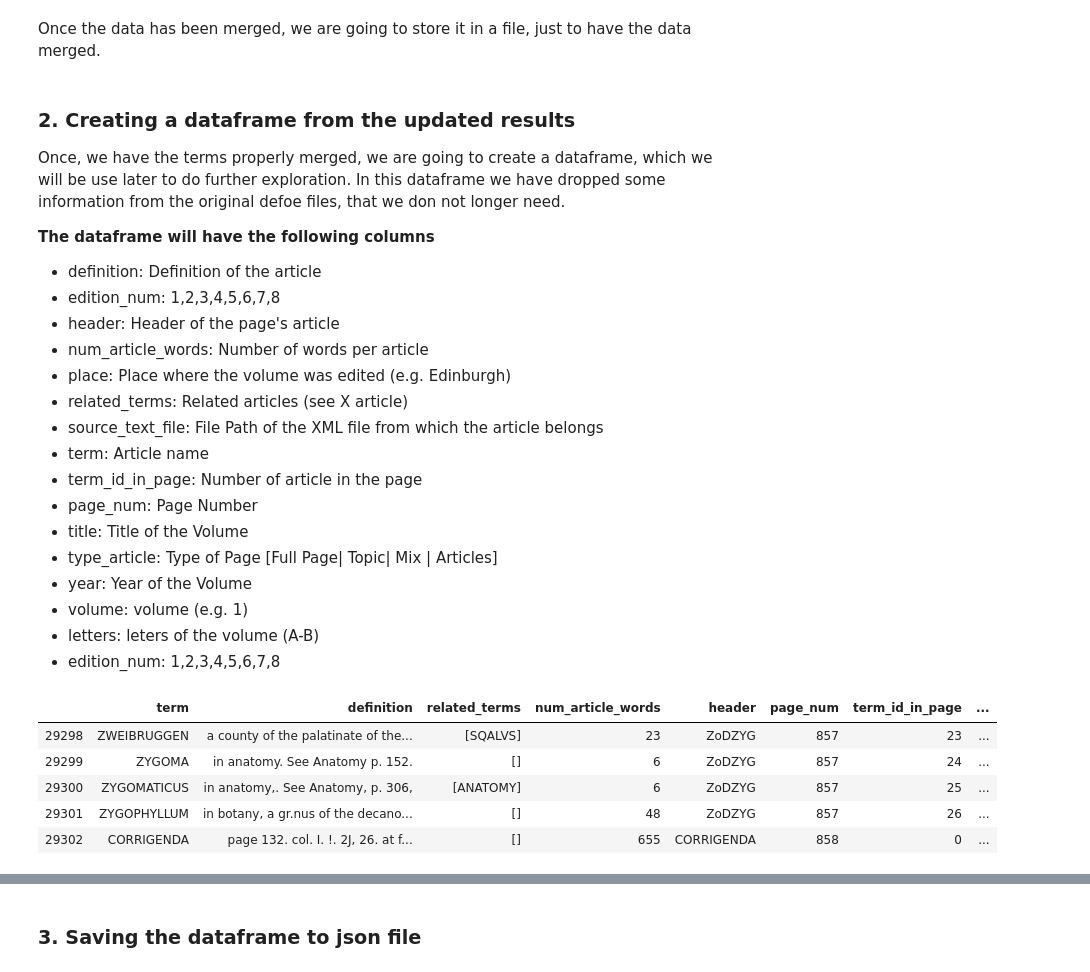
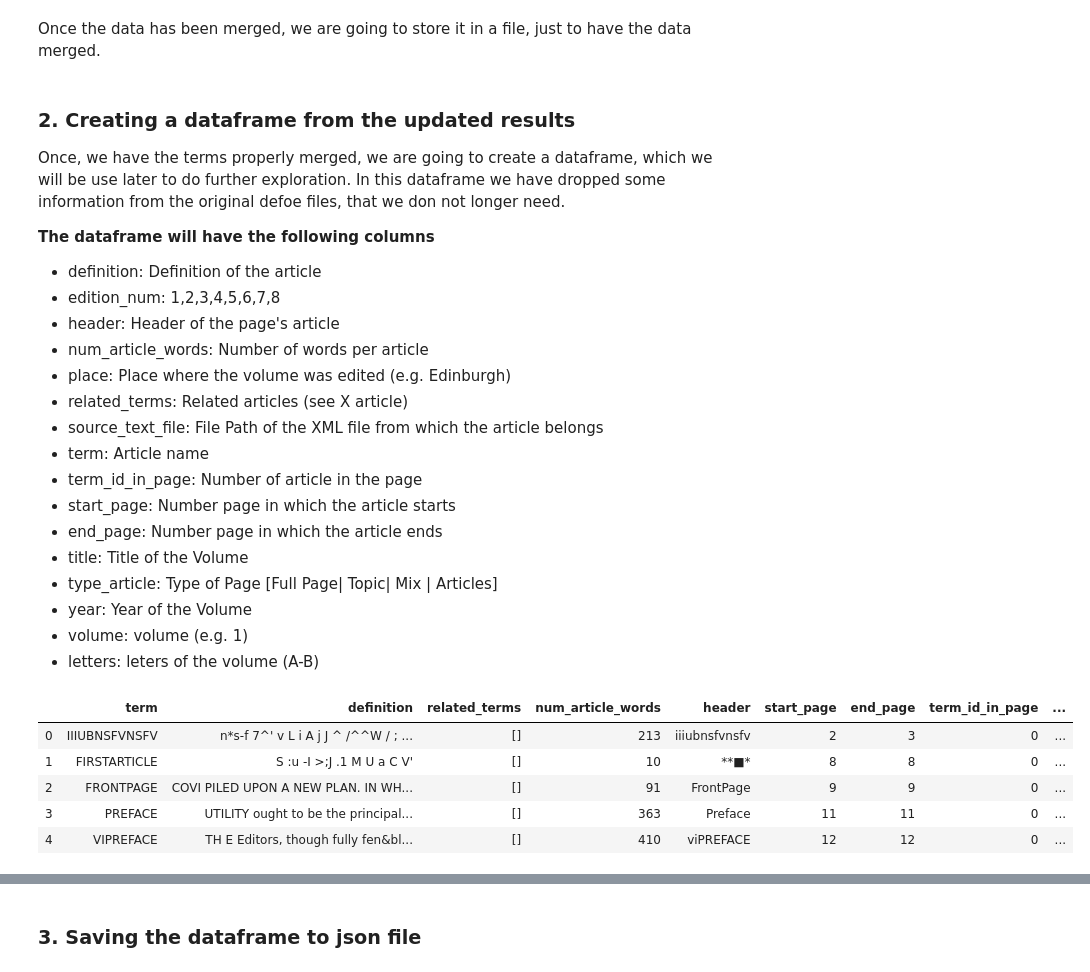
Before and after one commit to francesNLP/frances, a Jupyter notebook: NLS_EB/Merging_EB_Terms.ipynb, the cells around one changed output, grey strips where cells are left out. Cells and saved outputs as stored; diff of their text form; code cells hidden in the pictures.

Commit message:
merging topics and articles

```diff
--- a/NLS_EB/Merging_EB_Terms.ipynb
+++ b/NLS_EB/Merging_EB_Terms.ipynb
@@ -82,6 +84,11 @@ def create_dataframe(query_results):
     df = df[df['term'] != '']
 
     return df
+# %%
+def similar(a, b):
+    a=a.lower()
+    b=b.lower()
+    return SequenceMatcher(None, a, b).ratio()
 # %%
 def create_dataframe_from_file(filename):
     with open('./results_NLS/'+filename, 'r') as f:
@@ -125,7 +132,7 @@ def delete_entries(query_results_updated, eliminate_pages):
                 new_results[edition].append(query_results_updated[edition][page_idx])
     return new_results
 # %%
-def merge_terms(query_results):
+def merge_articles(query_results):
     eliminate_pages={}
     for edition in query_results:
         eliminate_pages[edition]=[]
@@ -152,6 +159,7 @@ def merge_terms(query_results):
                     prev_elements["num_article_words"]+=num_article_words
                     prev_elements["related_terms"]+= related_terms
                     prev_number = int(prev_elements['text_unit_id'].split("Page")[1])
+                    prev_elements["end_page"] = current_page
 
                     for prev_articles_idx in range(page_number_dict[prev_number], page_idx):
 
@@ -167,7 +175,8 @@ def merge_terms(query_results):
 
 
                 eliminate_pages[edition].append(page_idx)
-
+            else:
+                element["end_page"] = current_page
 
     new_results= delete_entries(query_results, eliminate_pages)
 
@@ -182,0 +239,2 @@ query_results_updated =merge_terms(query_results)
+# %%
+query_results_articles =merge_articles(query_results)
@@ -182,0 +243,2 @@ query_results_updated =merge_terms(query_results)
+# %%
+query_results_updated, merged_topics =merge_topics(query_results_articles)
@@ -200,21 +282,21 @@ Once, we have the terms properly merged, we are going to create a dataframe, whi
 - source_text_file:     File Path of the XML file from which the article belongs
 - term:                 Article name
 - term_id_in_page:      Number of article in the page
-- page_num:                 Page Number
+- start_page:           Number page in which the article starts
+- end_page:             Number page in which the article ends
 - title:               Title of the Volume
 - type_article:            Type of Page [Full Page| Topic| Mix | Articles]
 - year:                 Year of the Volume
 - volume:               volume (e.g. 1)
 - letters:              leters of the volume (A-B)
-- edition_num:           1,2,3,4,5,6,7,8
 # %%
 df=create_dataframe(query_results_updated)
 # %%
-df.tail()
+df.head()
 # %% [output]
-|  | term | definition | related_terms | num_article_words | header | page_num | term_id_in_page | ... |
-| 29298 | ZWEIBRUGGEN | a county of the palatinate of the... | [SQALVS] | 23 | ZoDZYG | 857 | 23 | ... |
-| 29299 | ZYGOMA | in anatomy. See Anatomy p. 152. | [] | 6 | ZoDZYG | 857 | 24 | ... |
-| 29300 | ZYGOMATICUS | in anatomy,. See Anatomy, p. 306, | [ANATOMY] | 6 | ZoDZYG | 857 | 25 | ... |
-| 29301 | ZYGOPHYLLUM | in botany, a gr.nus of the decano... | [] | 48 | ZoDZYG | 857 | 26 | ... |
-| 29302 | CORRIGENDA | page 132. col. I. !. 2J, 26. at f... | [] | 655 | CORRIGENDA | 858 | 0 | ... |
+|  | term | definition | related_terms | num_article_words | header | start_page | end_page | term_id_in_page | ... |
+| 0 | IIIUBNSFVNSFV | n*s-f 7^' v L i A j J ^ /^^W / ; ... | [] | 213 | iiiubnsfvnsfv | 2 | 3 | 0 | ... |
+| 1 | FIRSTARTICLE | S :u -I >;J .1 M U a C V' | [] | 10 | **■* | 8 | 8 | 0 | ... |
+| 2 | FRONTPAGE | COVI PILED UPON A NEW PLAN. IN WH... | [] | 91 | FrontPage | 9 | 9 | 0 | ... |
+| 3 | PREFACE | UTILITY ought to be the principal... | [] | 363 | Preface | 11 | 11 | 0 | ... |
+| 4 | VIPREFACE | TH E Editors, though fully fen&bl... | [] | 410 | viPREFACE | 12 | 12 | 0 | ... |
```
Also changed, not shown: parts of 10 cells of this notebook.
